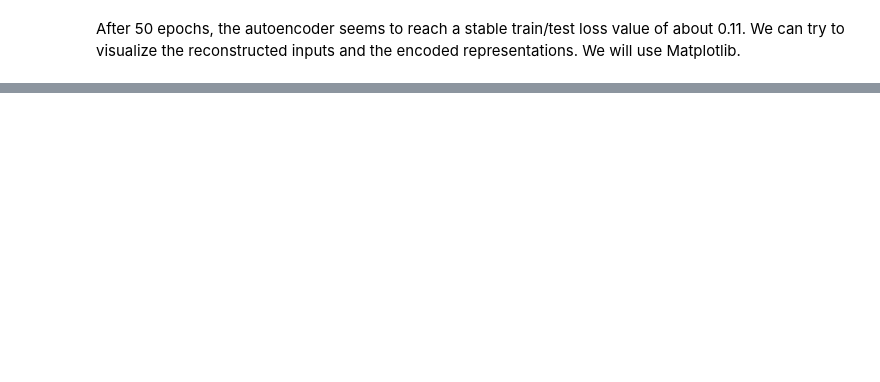
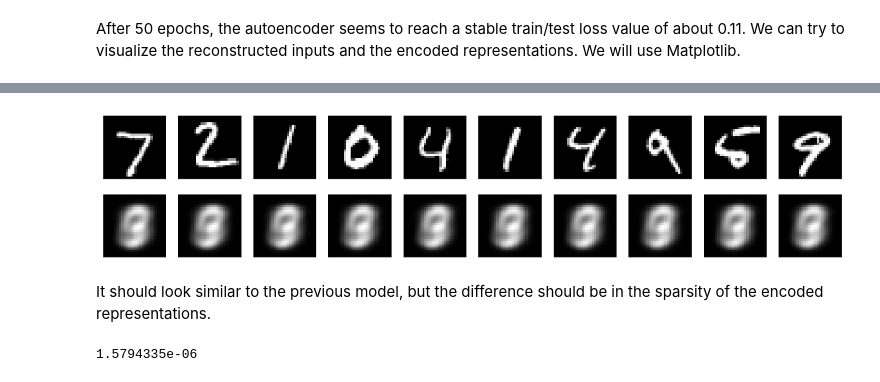
Before and after one commit to thien/iso, a Jupyter notebook: Samples/Autoencoders.ipynb, the cells around one changed output, grey strips where cells are left out. Drawn from its saved outputs; the diff is of its cells as text; code cells hidden in the pictures; blank space fills up the shorter version.

Commit message:
update autoencoders notebook

```diff
--- a/Samples/Autoencoders.ipynb
+++ b/Samples/Autoencoders.ipynb
@@ -120,0 +127,19 @@ plt.show()
+# %%
+from keras import regularizers
+
+encoding_dim = 32
+
+input_img = Input(shape=(784,))
+# add a Dense layer with a L1 activity regularizer
+encoded = Dense(encoding_dim, activation='relu',
+                activity_regularizer=regularizers.l1(10e-5))(input_img)
+decoded = Dense(784, activation='sigmoid')(encoded)
+
+# this model maps an input to its encoded representation
+autoencoder = Model(input_img, decoded)
+
+
+encoder = Model(input_img, encoded)
+encoded_input = Input(shape=(encoding_dim,))
+decoder_layer = autoencoder.layers[-1]
+decoder = Model(encoded_input, decoder_layer(encoded_input))
@@ -120,0 +174,30 @@ plt.show()
+# %%
+# encode and decode some digits
+# note that we take them from the *test* set
+encoded_imgs = encoder.predict(x_test)
+decoded_imgs = decoder.predict(encoded_imgs)
+n = 10  # how many digits we will display
+plt.figure(figsize=(20, 4))
+for i in range(n):
+    # display original
+    ax = plt.subplot(2, n, i + 1)
+    plt.imshow(x_test[i].reshape(28, 28))
+    plt.gray()
+    ax.get_xaxis().set_visible(False)
+    ax.get_yaxis().set_visible(False)
+
+    # display reconstruction
+    ax = plt.subplot(2, n, i + 1 + n)
+    plt.imshow(decoded_imgs[i].reshape(28, 28))
+    plt.gray()
+    ax.get_xaxis().set_visible(False)
+    ax.get_yaxis().set_visible(False)
+plt.show()
+# %% [output]
+[figure, added]
+# %% [markdown]
+It should look similar to the previous model, but the difference should be in the sparsity of the encoded representations.
+# %%
+encoded_imgs.mean()
+# %% [output]
+1.5794335e-06
```
Also changed, not shown: parts of 15 cells of this notebook.
